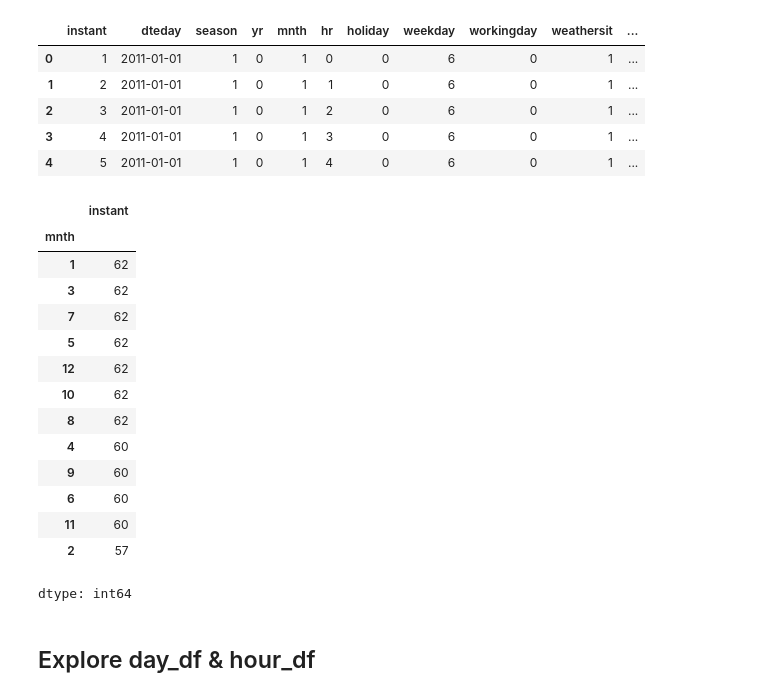
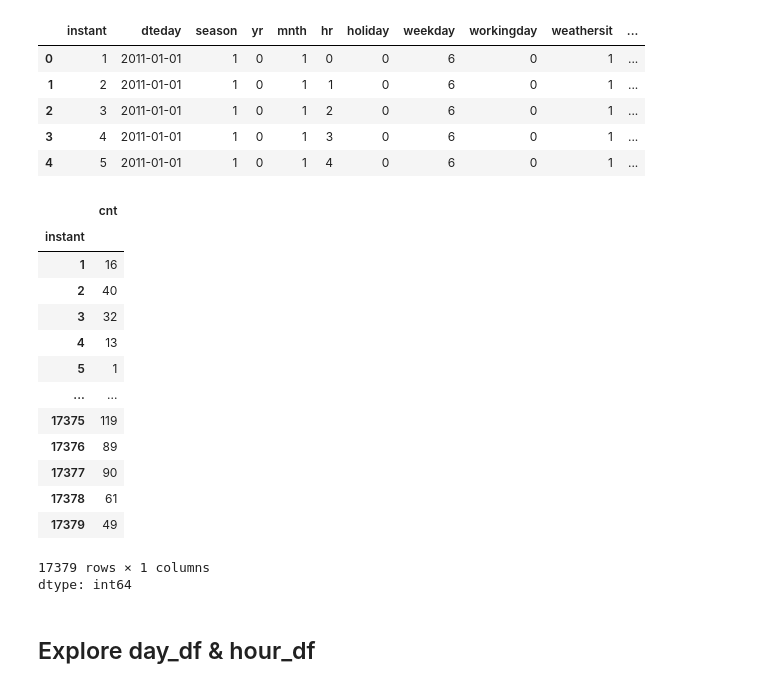
Before and after one commit to rifkurniawan-dev/projek_arif, a Jupyter notebook: Proyek_Analisis_Data_Arif.ipynb, the cells around one changed output. Drawn from its saved outputs; the diff is of its cells as text; code cells hidden in the pictures.

```diff
--- a/Proyek_Analisis_Data_Arif.ipynb
+++ b/Proyek_Analisis_Data_Arif.ipynb
@@ -413,24 +415,23 @@ hour_df.head()
 | 2 | 3 | 2011-01-01 | 1 | 0 | 1 | 2 | 0 | 6 | 0 | 1 | ... |
 | 3 | 4 | 2011-01-01 | 1 | 0 | 1 | 3 | 0 | 6 | 0 | 1 | ... |
 | 4 | 5 | 2011-01-01 | 1 | 0 | 1 | 4 | 0 | 6 | 0 | 1 | ... |
-# %%
-day_df.groupby(by="weathersit").instant.nunique().sort_values(ascending=False)
-day_df.groupby(by="mnth").instant.nunique().sort_values(ascending=False)
-# %% [output]
-|  | instant |
-| mnth |  |
-| 1 | 62 |
-| 3 | 62 |
-| 7 | 62 |
-| 5 | 62 |
-| 12 | 62 |
-| 10 | 62 |
-| 8 | 62 |
-| 4 | 60 |
-| 9 | 60 |
-| 6 | 60 |
-| 11 | 60 |
-| 2 | 57 |
-dtype: int64
+# %%
+hour_df.groupby(by="instant").cnt.sum()
+# %% [output]
+|  | cnt |
+| instant |  |
+| 1 | 16 |
+| 2 | 40 |
+| 3 | 32 |
+| 4 | 13 |
+| 5 | 1 |
+| ... | ... |
+| 17375 | 119 |
+| 17376 | 89 |
+| 17377 | 90 |
+| 17378 | 61 |
+| 17379 | 49 |
+17379 rows × 1 columns
+dtype: int64
 # %% [markdown]
 ## Explore day_df & hour_df
```
Also changed, not shown: parts of 15 cells of this notebook.
